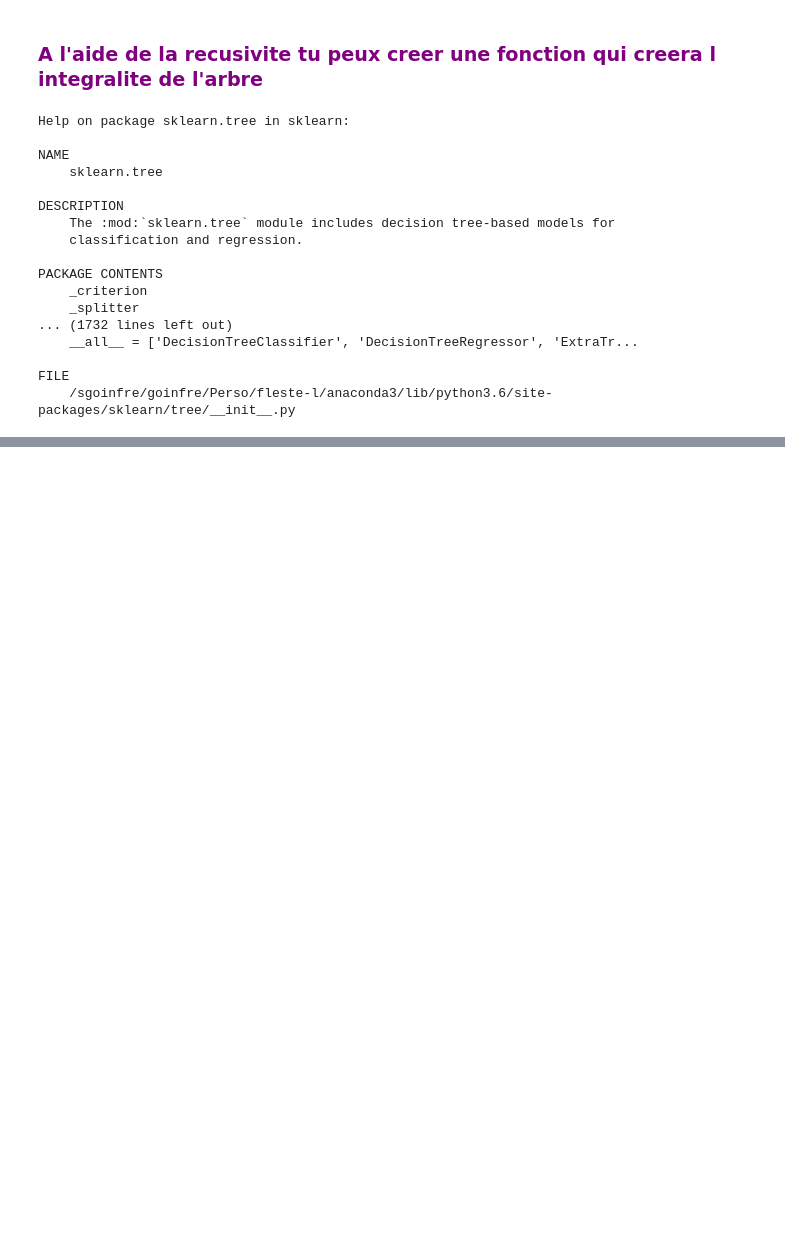
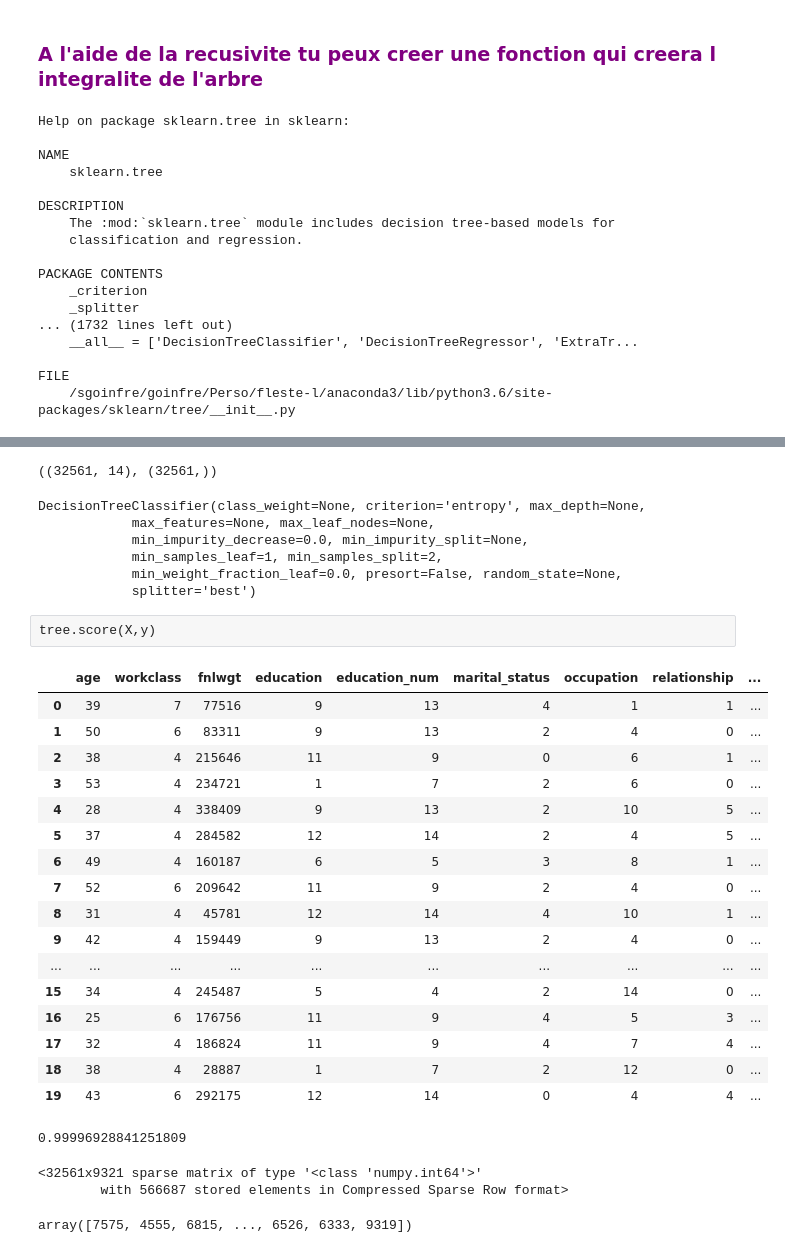
Before and after one commit to fredleste/42_AML, a Jupyter notebook: ateliers-ml/Semaine-5/DecisionTreesExos.ipynb, the cells around one changed output, grey strips where cells are left out. Drawn from its saved outputs; the diff is of its cells as text; code cells hidden in the pictures; blank space fills up the shorter version.

```diff
--- a/ateliers-ml/Semaine-5/DecisionTreesExos.ipynb
+++ b/ateliers-ml/Semaine-5/DecisionTreesExos.ipynb
@@ -278,0 +243,6 @@ FILE
+# %%
+to_X = ["age","workclass","fnlwgt","education","education_num","marital_status","occupation","relationship","race",
+        "sex","capital_gain","capital_loss","hours_per_week","native_country"]
+X = income[to_X].as_matrix()
+y = np.array(income["high_income"])
+X
@@ -278,0 +257,52 @@ FILE
+# %%
+X.shape, y.shape
+# %% [output]
+((32561, 14), (32561,))
+# %%
+tree = DecisionTreeClassifier(criterion="entropy")
+tree.fit(X,y)
+# %% [output]
+DecisionTreeClassifier(class_weight=None, criterion='entropy', max_depth=None,
+            max_features=None, max_leaf_nodes=None,
+            min_impurity_decrease=0.0, min_impurity_split=None,
+            min_samples_leaf=1, min_samples_split=2,
+            min_weight_fraction_leaf=0.0, presort=False, random_state=None,
+            splitter='best')
+# %% [raw]
+tree.score(X,y)
+# %%
+income1 = income
+income1['predict'] = tree.predict(X)
+# %%
+income1.head(20)
+# %% [output]
+|  | age | workclass | fnlwgt | education | education_num | marital_status | occupation | relationship | ... |
+| 0 | 39 | 7 | 77516 | 9 | 13 | 4 | 1 | 1 | ... |
+| 1 | 50 | 6 | 83311 | 9 | 13 | 2 | 4 | 0 | ... |
+| 2 | 38 | 4 | 215646 | 11 | 9 | 0 | 6 | 1 | ... |
+| 3 | 53 | 4 | 234721 | 1 | 7 | 2 | 6 | 0 | ... |
+| 4 | 28 | 4 | 338409 | 9 | 13 | 2 | 10 | 5 | ... |
+| 5 | 37 | 4 | 284582 | 12 | 14 | 2 | 4 | 5 | ... |
+| 6 | 49 | 4 | 160187 | 6 | 5 | 3 | 8 | 1 | ... |
+| 7 | 52 | 6 | 209642 | 11 | 9 | 2 | 4 | 0 | ... |
+| 8 | 31 | 4 | 45781 | 12 | 14 | 4 | 10 | 1 | ... |
+| 9 | 42 | 4 | 159449 | 9 | 13 | 2 | 4 | 0 | ... |
+| ... | ... | ... | ... | ... | ... | ... | ... | ... | ... |
+| 15 | 34 | 4 | 245487 | 5 | 4 | 2 | 14 | 0 | ... |
+| 16 | 25 | 6 | 176756 | 11 | 9 | 4 | 5 | 3 | ... |
+| 17 | 32 | 4 | 186824 | 11 | 9 | 4 | 7 | 4 | ... |
+| 18 | 38 | 4 | 28887 | 1 | 7 | 2 | 12 | 0 | ... |
+| 19 | 43 | 6 | 292175 | 12 | 14 | 0 | 4 | 4 | ... |
+# %%
+tree.score(X,y)
+# %% [output]
+0.99996928841251809
+# %%
+tree.decision_path(X)
+# %% [output]
+<32561x9321 sparse matrix of type '<class 'numpy.int64'>'
+        with 566687 stored elements in Compressed Sparse Row format>
+# %%
+tree.apply(X)
+# %% [output]
+array([7575, 4555, 6815, ..., 6526, 6333, 9319])
```
Also changed, not shown: parts of 13 cells of this notebook, 6 other files.
